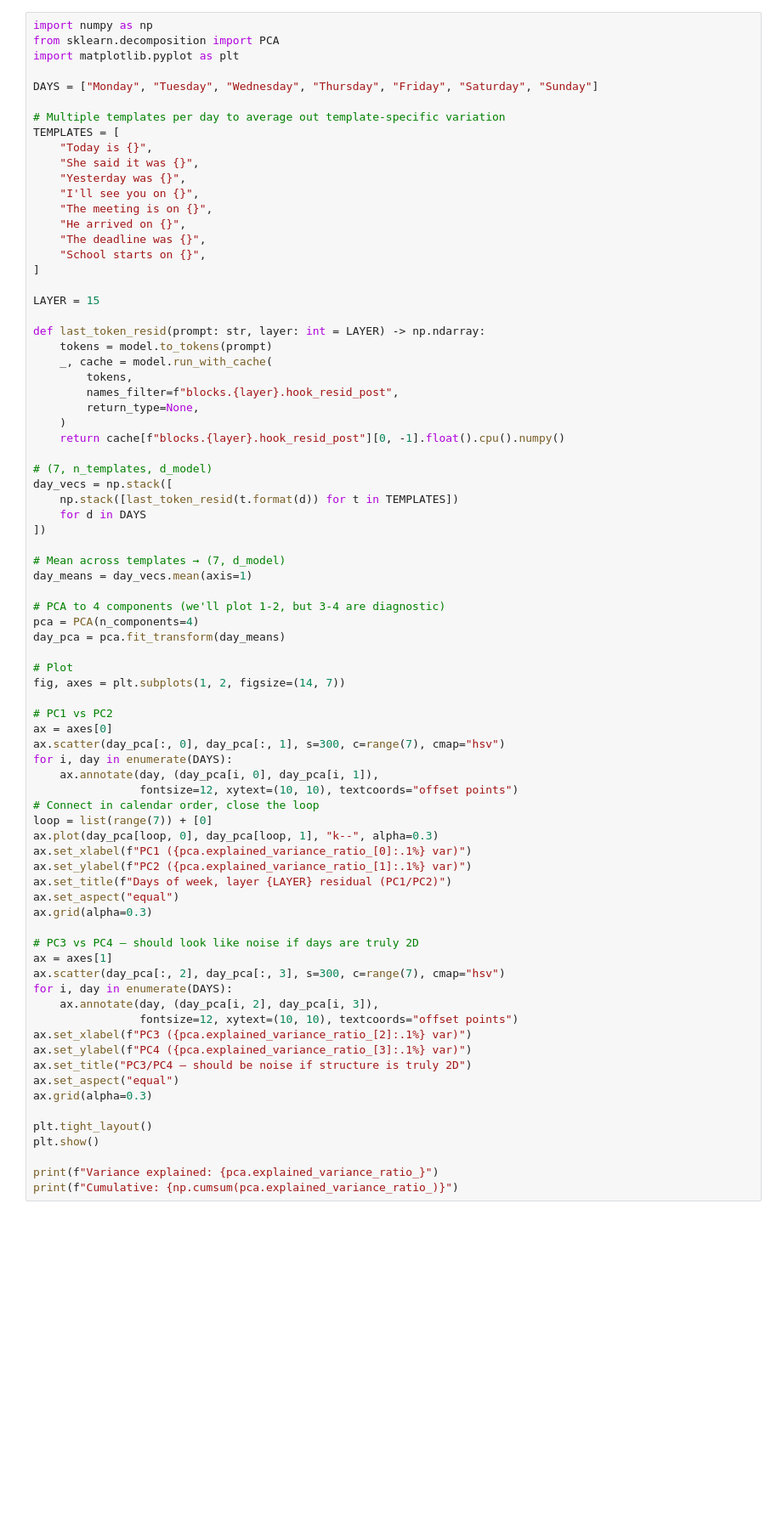
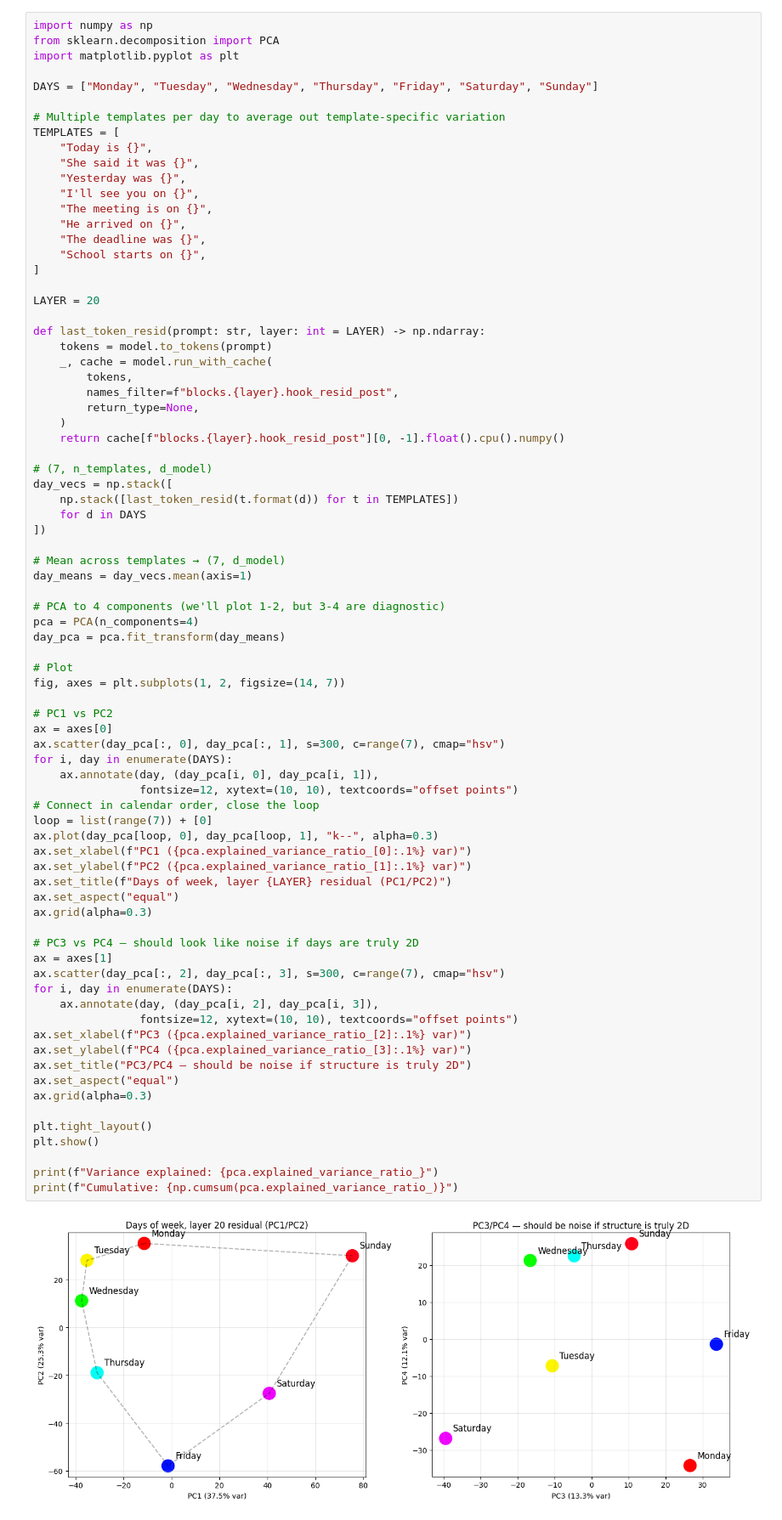
Before and after one commit to nikozhuk/interp_emotions, a Jupyter notebook: temporal-interp-research-01.ipynb, the cells around one changed output. Shown at 85% size. Drawn from its saved outputs; the diff is of its cells as text; blank space fills up the shorter version.

```diff
--- a/temporal-interp-research-01.ipynb
+++ b/temporal-interp-research-01.ipynb
@@ -90,7 +120,7 @@ TEMPLATES = [
     "School starts on {}",
 ]
 
-LAYER = 15
+LAYER = 20
 
 def last_token_resid(prompt: str, layer: int = LAYER) -> np.ndarray:
     tokens = model.to_tokens(prompt)
@@ -122,30 +152,32 @@ ax = axes[0]
 ax.scatter(day_pca[:, 0], day_pca[:, 1], s=300, c=range(7), cmap="hsv")
 for i, day in enumerate(DAYS):
     ax.annotate(day, (day_pca[i, 0], day_pca[i, 1]),
                 fontsize=12, xytext=(10, 10), textcoords="offset points")
 # Connect in calendar order, close the loop
 loop = list(range(7)) + [0]
 ax.plot(day_pca[loop, 0], day_pca[loop, 1], "k--", alpha=0.3)
 ax.set_xlabel(f"PC1 ({pca.explained_variance_ratio_[0]:.1%} var)")
 ax.set_ylabel(f"PC2 ({pca.explained_variance_ratio_[1]:.1%} var)")
 ax.set_title(f"Days of week, layer {LAYER} residual (PC1/PC2)")
 ax.set_aspect("equal")
 ax.grid(alpha=0.3)
 
 # PC3 vs PC4 — should look like noise if days are truly 2D
 ax = axes[1]
 ax.scatter(day_pca[:, 2], day_pca[:, 3], s=300, c=range(7), cmap="hsv")
 for i, day in enumerate(DAYS):
     ax.annotate(day, (day_pca[i, 2], day_pca[i, 3]),
                 fontsize=12, xytext=(10, 10), textcoords="offset points")
 ax.set_xlabel(f"PC3 ({pca.explained_variance_ratio_[2]:.1%} var)")
 ax.set_ylabel(f"PC4 ({pca.explained_variance_ratio_[3]:.1%} var)")
 ax.set_title("PC3/PC4 — should be noise if structure is truly 2D")
 ax.set_aspect("equal")
 ax.grid(alpha=0.3)
 
 plt.tight_layout()
 plt.show()
 
 print(f"Variance explained: {pca.explained_variance_ratio_}")
 print(f"Cumulative: {np.cumsum(pca.explained_variance_ratio_)}")
+# %% [output]
+[figure, added]
```
Also changed, not shown: parts of 31 cells of this notebook.
